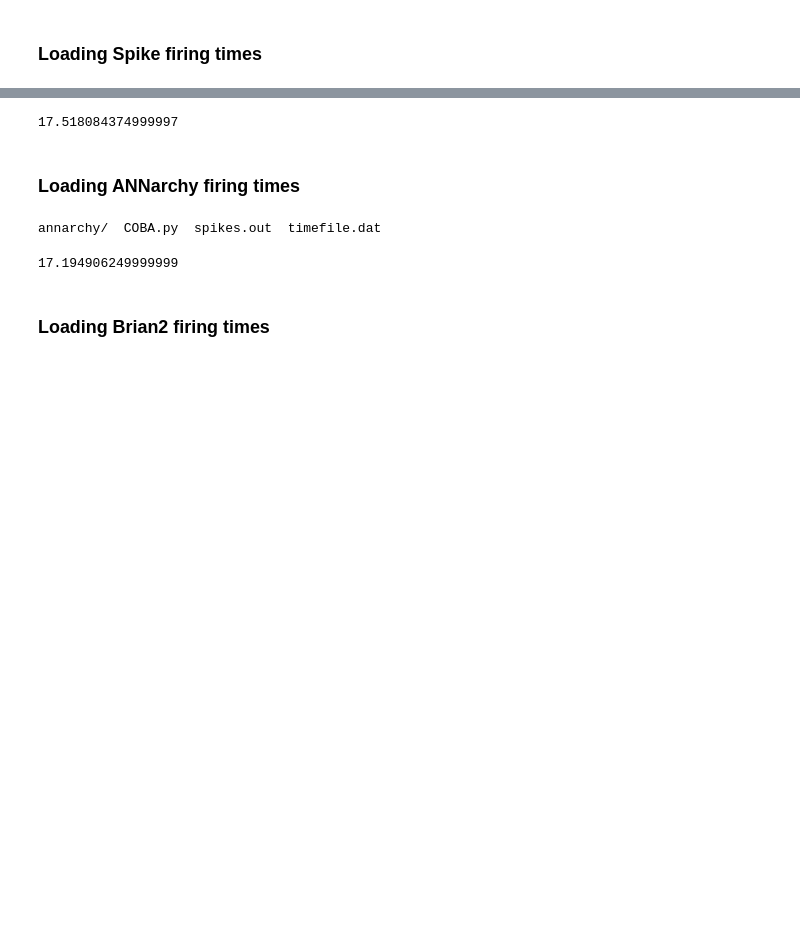
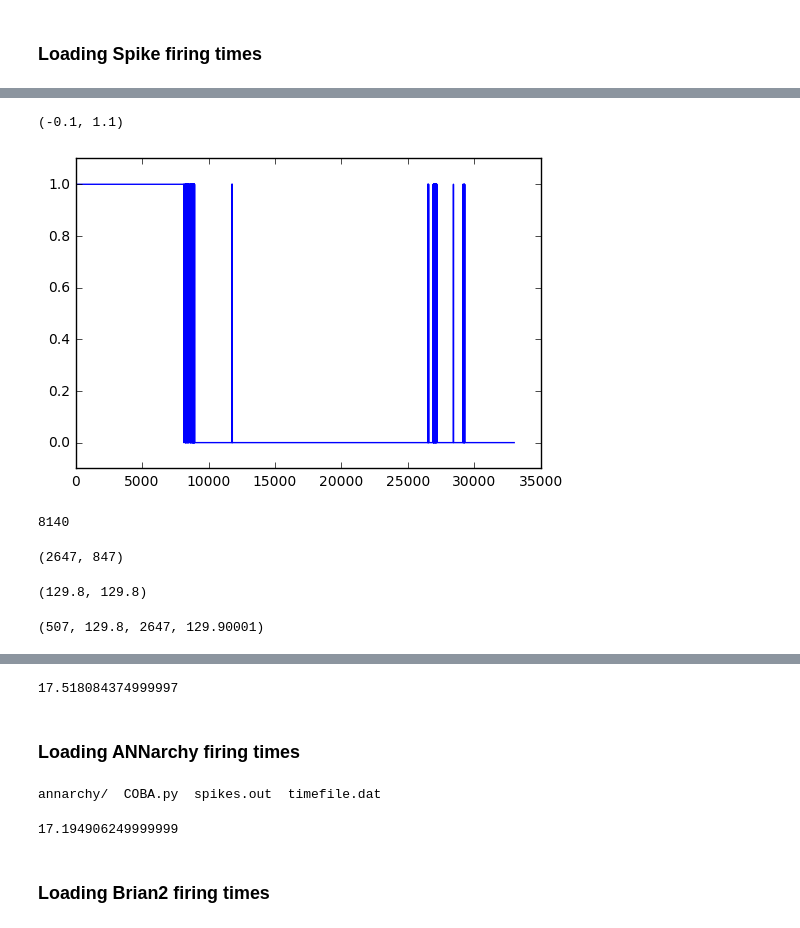
Before and after one commit to nasiryahm/SNNSimulatorComparison, a Jupyter notebook: Benchmarks/VogelsAbbott/_results/SimulatorComparisons.ipynb, the cells around one changed output, grey strips where cells are left out. Cells and saved outputs as stored; diff of their text form; code cells hidden in the pictures; blank space fills up the shorter version.

```diff
--- a/Benchmarks/VogelsAbbott/_results/SimulatorComparisons.ipynb
+++ b/Benchmarks/VogelsAbbott/_results/SimulatorComparisons.ipynb
@@ -97,0 +106,22 @@ spike_df = pd.DataFrame(data = {"ids": np.fromfile(idsfile, dtype=np.int32), "ti
+# %%
+plt.plot(np.abs(spike_df["times"] - spike_df_second["times"][:len(spike_df["times"])]) < 0.1)
+plt.ylim([-0.1, 1.1])
+# %% [output]
+(-0.1, 1.1)
+[figure, added]
+# %%
+np.argmin((np.abs(spike_df["times"] - spike_df_second["times"][:len(spike_df["times"])]) < 0.1))
+# %% [output]
+8140
+# %%
+spike_df["ids"][8140], spike_df_second["ids"][8140]
+# %% [output]
+(2647, 847)
+# %%
+spike_df["times"][8140], spike_df_second["times"][8140]
+# %% [output]
+(129.8, 129.8)
+# %%
+spike_df["ids"][8140], spike_df["times"][8140], spike_df_second["ids"][8140], spike_df_second["times"][8140]
+# %% [output]
+(507, 129.8, 2647, 129.90001)
```
Also changed, not shown: parts of 21 cells of this notebook, 22 other files.
